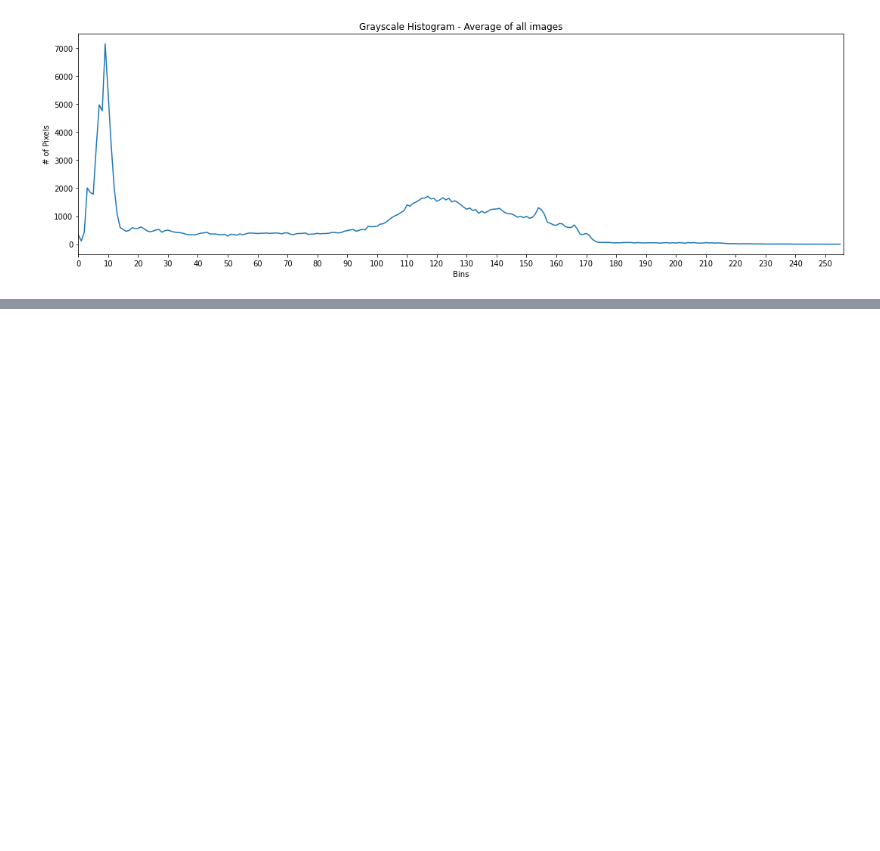
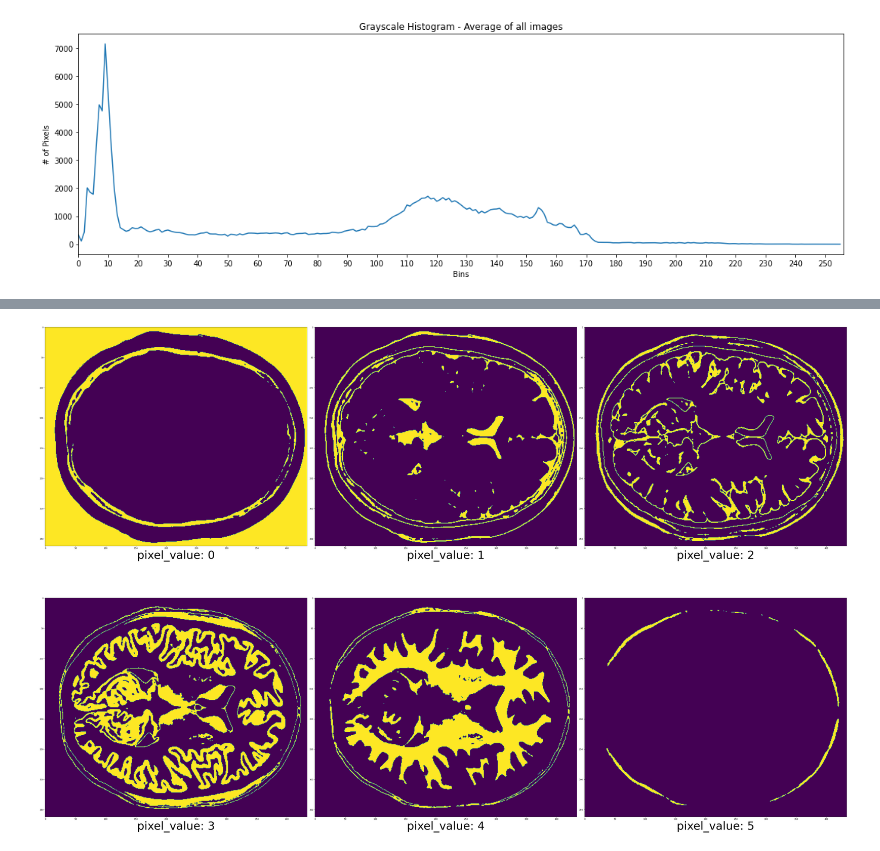
Before and after one commit to Sreekiranar/bham_cvcw, a Jupyter notebook: Computer_Vision_coursework_v2.ipynb, the cells around one changed output, grey strips where cells are left out. Saved outputs shown, nothing was run; the diff lists cells and outputs as text; code cells hidden in the pictures; blank space fills up the shorter version.

```diff
--- a/Computer_Vision_coursework_v2.ipynb
+++ b/Computer_Vision_coursework_v2.ipynb
@@ -229,0 +329,9 @@ plt.show()
+# %%
+# label_index = {0:'air',1:'skin',2:'skull',3:'csf',4:'gray matter',5:'white matter'}
+plt.figure(figsize=(50, 50))
+for i in range(6):
+    plt.subplot(3,3,i+1)
+    plt.imshow(regions==i)
+    plt.xlabel(f"pixel_value: {i}",fontsize=50)
+# %% [output]
+[figure, added]
```
Also changed, not shown: parts of 13 cells of this notebook.
